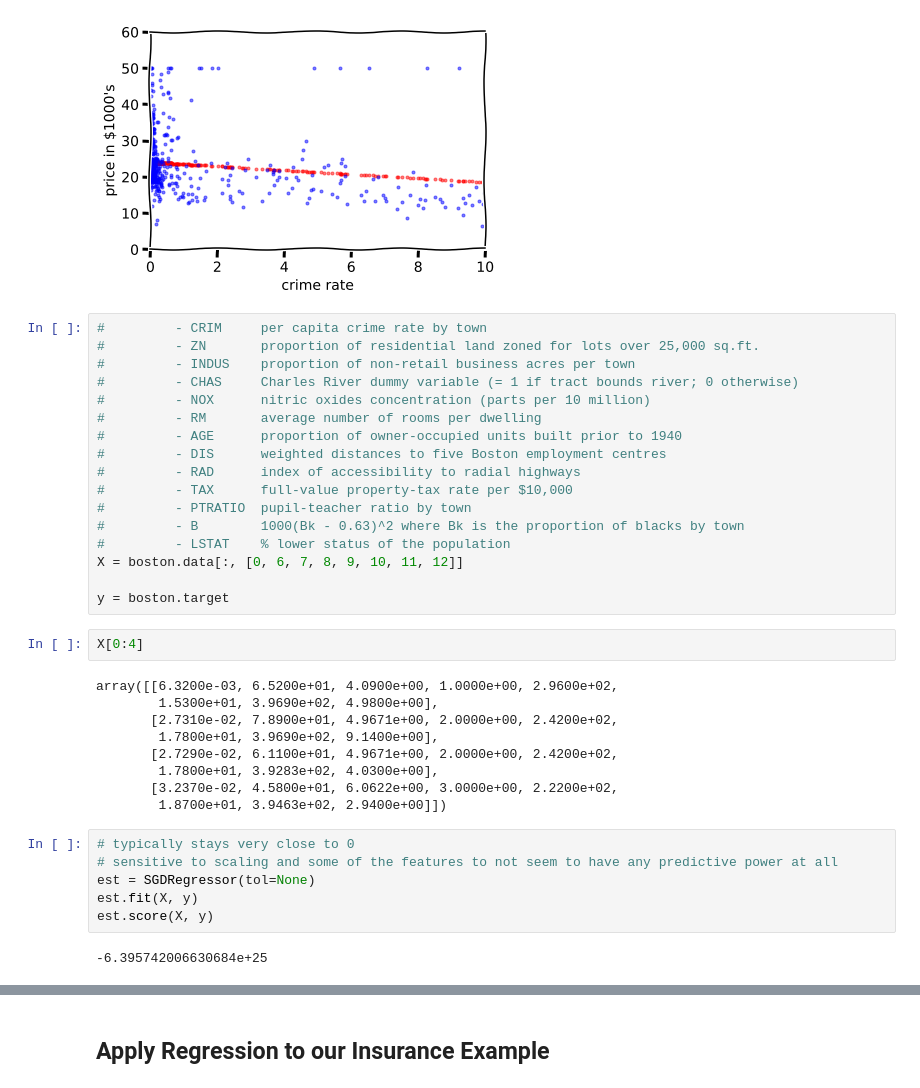
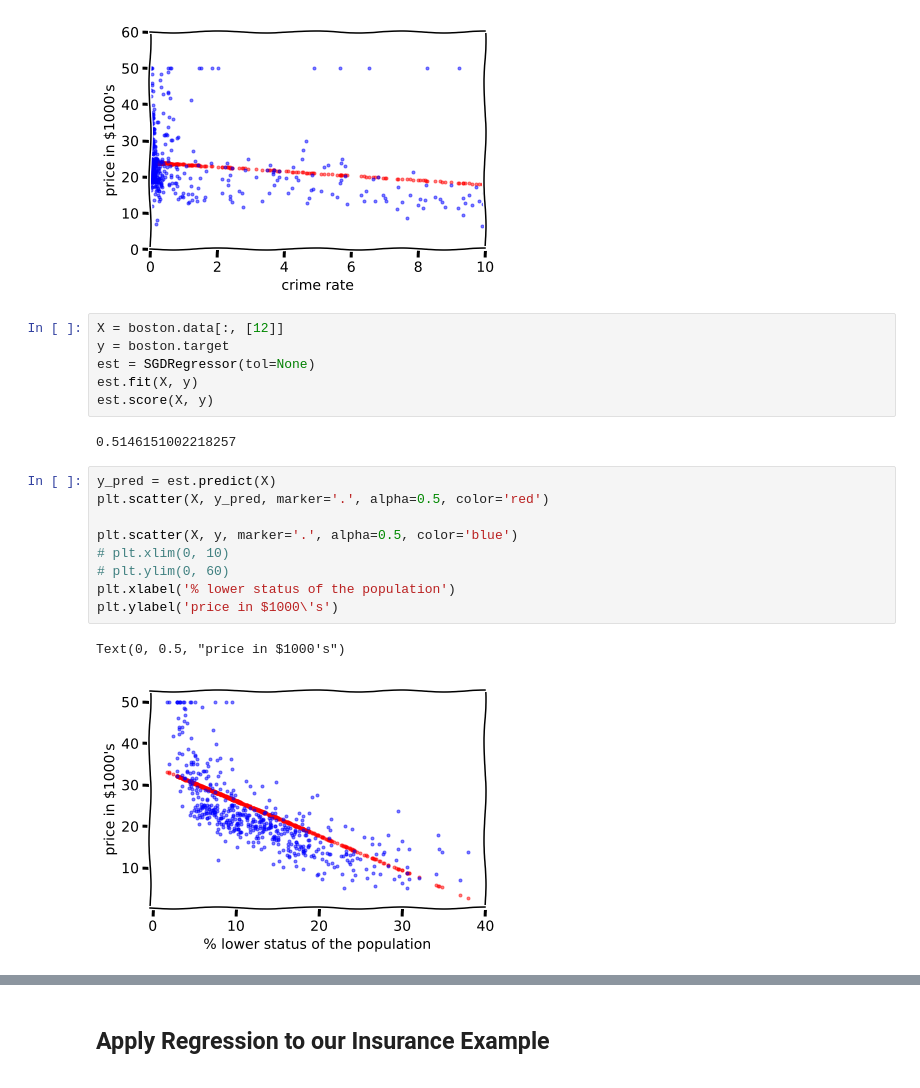
Before and after one commit to DJCordhose/ml-workshop, a Jupyter notebook: notebooks/classic/regression.ipynb, the cells around one changed output, grey strips where cells are left out. Drawn from its saved outputs; the diff is of its cells as text.

```diff
--- a/notebooks/classic/regression.ipynb
+++ b/notebooks/classic/regression.ipynb
@@ -284,39 +285,23 @@ plt.ylabel('price in $1000\'s')
 # %% [output]
 Text(0, 0.5, "price in $1000's")
 [figure]
-# %%
-#         - CRIM     per capita crime rate by town
-#         - ZN       proportion of residential land zoned for lots over 25,000 sq.ft.
-#         - INDUS    proportion of non-retail business acres per town
-#         - CHAS     Charles River dummy variable (= 1 if tract bounds river; 0 otherwise)
-#         - NOX      nitric oxides concentration (parts per 10 million)
-#         - RM       average number of rooms per dwelling
-#         - AGE      proportion of owner-occupied units built prior to 1940
-#         - DIS      weighted distances to five Boston employment centres
-#         - RAD      index of accessibility to radial highways
-#         - TAX      full-value property-tax rate per $10,000
-#         - PTRATIO  pupil-teacher ratio by town
-#         - B        1000(Bk - 0.63)^2 where Bk is the proportion of blacks by town
-#         - LSTAT    % lower status of the population
-X = boston.data[:, [0, 6, 7, 8, 9, 10, 11, 12]]
-
-y = boston.target
-# %%
-X[0:4]
-# %% [output]
-array([[6.3200e-03, 6.5200e+01, 4.0900e+00, 1.0000e+00, 2.9600e+02,
-        1.5300e+01, 3.9690e+02, 4.9800e+00],
-       [2.7310e-02, 7.8900e+01, 4.9671e+00, 2.0000e+00, 2.4200e+02,
-        1.7800e+01, 3.9690e+02, 9.1400e+00],
-       [2.7290e-02, 6.1100e+01, 4.9671e+00, 2.0000e+00, 2.4200e+02,
-        1.7800e+01, 3.9283e+02, 4.0300e+00],
-       [3.2370e-02, 4.5800e+01, 6.0622e+00, 3.0000e+00, 2.2200e+02,
-        1.8700e+01, 3.9463e+02, 2.9400e+00]])
-# %%
-# typically stays very close to 0
-# sensitive to scaling and some of the features to not seem to have any predictive power at all
-est = SGDRegressor(tol=None)
-est.fit(X, y)
-est.score(X, y)
-# %% [output]
--6.395742006630684e+25
+# %%
+X = boston.data[:, [12]]
+y = boston.target
+est = SGDRegressor(tol=None)
+est.fit(X, y)
+est.score(X, y)
+# %% [output]
+0.5146151002218257
+# %%
+y_pred = est.predict(X)
+plt.scatter(X, y_pred, marker='.', alpha=0.5, color='red')
+
+plt.scatter(X, y, marker='.', alpha=0.5, color='blue')
+# plt.xlim(0, 10)
+# plt.ylim(0, 60)
+plt.xlabel('% lower status of the population')
+plt.ylabel('price in $1000\'s')
+# %% [output]
+Text(0, 0.5, "price in $1000's")
+[figure, added]
```
Also changed, not shown: parts of 16 cells of this notebook.
